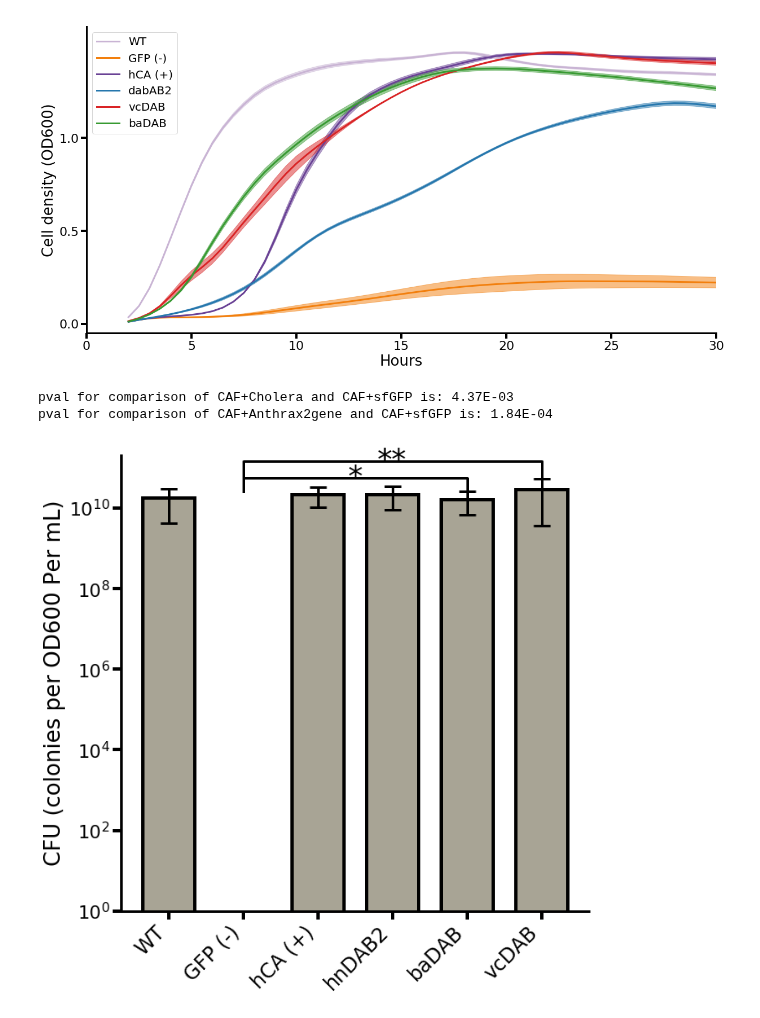
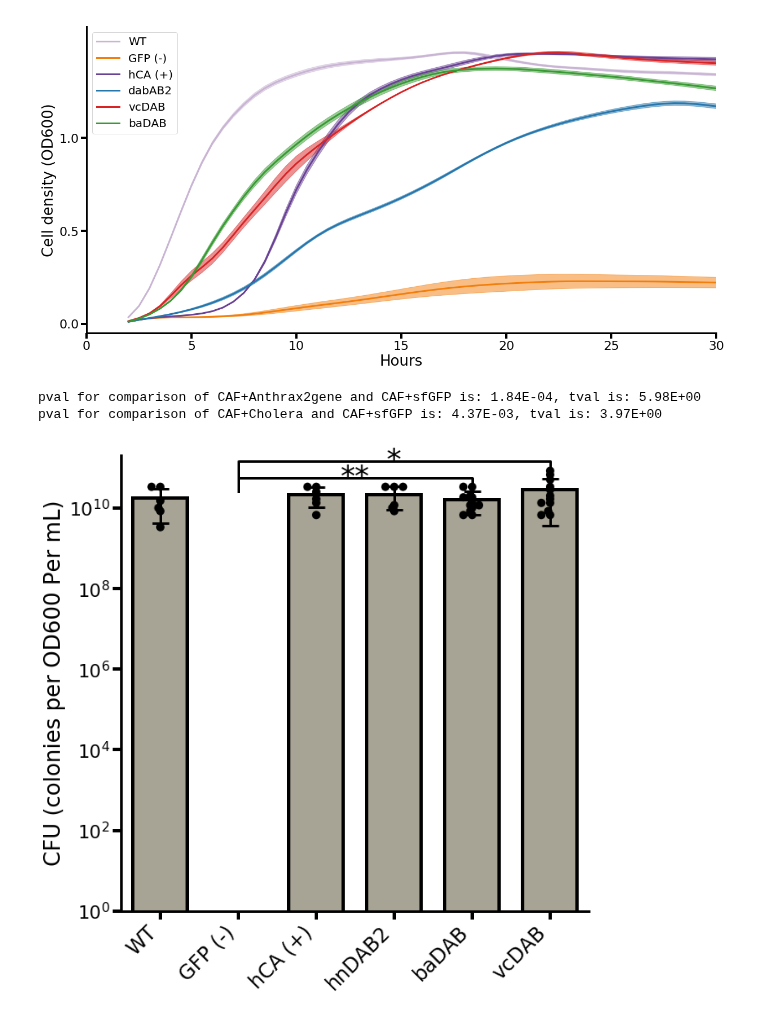
Before and after one commit to jackdesmarais/DabTransporterPaper, a Jupyter notebook: scripts/HomologRescue.ipynb, the cells around one changed output. Cells and saved outputs as stored; diff of their text form; code cells hidden in the pictures.

Commit message:
adding individual points to graphs and fixing sup table headers

```diff
--- a/scripts/HomologRescue.ipynb
+++ b/scripts/HomologRescue.ipynb
@@ -249,8 +249,8 @@ to_plot = [
 ]
 
 to_test = [
-    ('CAF+Cholera','CAF+sfGFP', 4,1),
-    ('CAF+Anthrax2gene','CAF+sfGFP', 5,1),
+    ('CAF+Anthrax2gene','CAF+sfGFP', 4,1),
+    ('CAF+Cholera','CAF+sfGFP', 5,1),
 
 
 
@@ -262,10 +262,15 @@ to_test = [
 labels = [name for label, name in to_plot]
 cfus = [aggregated[aggregated['Strain']==x[0]]['average'].values[0] for x in to_plot]
 stds = [aggregated[aggregated['Strain']==x[0]]['stdev'].values[0] for x in to_plot]
+# points = [toMix[toMix['Strain']==x[0]] for x in to_plot]
 
 xs = np.arange(len(cfus))
 plt.bar(xs, cfus, yerr=stds, color=greyish, align='center', ecolor='k', width=0.7, edgecolor='k',
         linewidth=4, capsize=10, error_kw={'capsize': 10, 'capthick': 3, 'elinewidth': 3})
+strains = list(zip(*to_plot))[0]
+melted = mixed[mixed['Strain'].isin(strains)].set_index('Strain').T.melt()
+sns.swarmplot(x='Strain',y='value',data=melted,color='k', size=10, ax=ax,order=strains)
+
 
 
 # print(grouped_yld)
@@ -279,7 +284,7 @@ for test1,test2,x1,x2 in to_test:
     tval,pval = ttest_ind(group1,group2,equal_var=False)
     pval_corrected=pval*len(to_test)
 #     print(pval)
-    print('pval for comparison of %s and %s is: %.2E'%(test1,test2,pval_corrected))
+    print('pval for comparison of %s and %s is: %.2E, tval is: %.2E'%(test1,test2,pval_corrected,tval))
     plt.plot([x1, x1, x2, x2], [y, y+h, y+h, y], lw=3, color='k')
 
     sig_str=''
@@ -296,33 +301,35 @@ for test1,test2,x1,x2 in to_test:
 
     plt.text((x1+x2)*.5, y+h, sig_str, ha='center', va=va, color='k',fontsize=35)
     i+=2
 
 
 
 plt.ylabel('CFU (colonies per OD600 Per mL)', fontsize=26)
+plt.xlabel('')
+
 
 plt.xticks(xs, labels, rotation=45, fontsize=24, ha='right')
 plt.tick_params(axis='both', direction='out', bottom='on', left='on', top='off', right='off',
                 length=10, width=4)
 plt.yticks(fontsize=22)
 plt.yscale('log')
 plt.ylim((1, 20E10))
 
 # Hide the right and top spines
 ax.spines['right'].set_visible(False)
 ax.spines['top'].set_visible(False)
 
 # Only show ticks on the left and bottom spines
 ax.yaxis.set_ticks_position('left')
 ax.xaxis.set_ticks_position('bottom')
 
 #     change axis weight
 ax.spines['left'].set_linewidth(3)
 ax.spines['bottom'].set_linewidth(3)
 
 plt.savefig('fig5/fig5A.eps',format='eps',bbox_inches='tight')
 plt.show()
 # %% [output]
-pval for comparison of CAF+Cholera and CAF+sfGFP is: 4.37E-03
-pval for comparison of CAF+Anthrax2gene and CAF+sfGFP is: 1.84E-04
+pval for comparison of CAF+Anthrax2gene and CAF+sfGFP is: 1.84E-04, tval is: 5.98E+00
+pval for comparison of CAF+Cholera and CAF+sfGFP is: 4.37E-03, tval is: 3.97E+00
-[figure, old version]
+[figure, new version]
```
Also changed, not shown: parts of 3 cells of this notebook, 39 other files.
